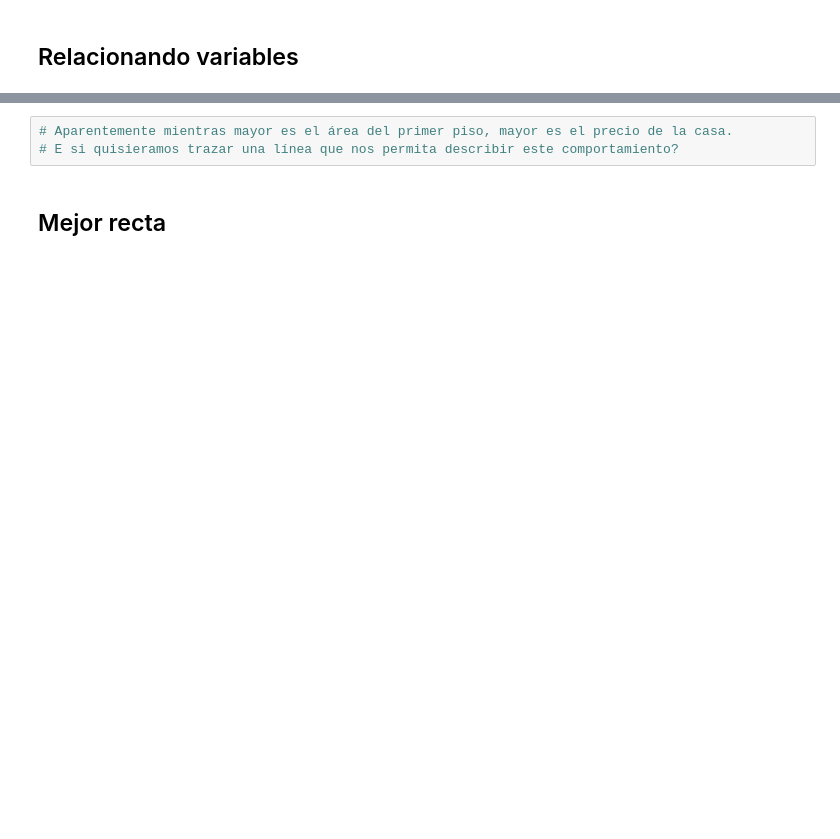
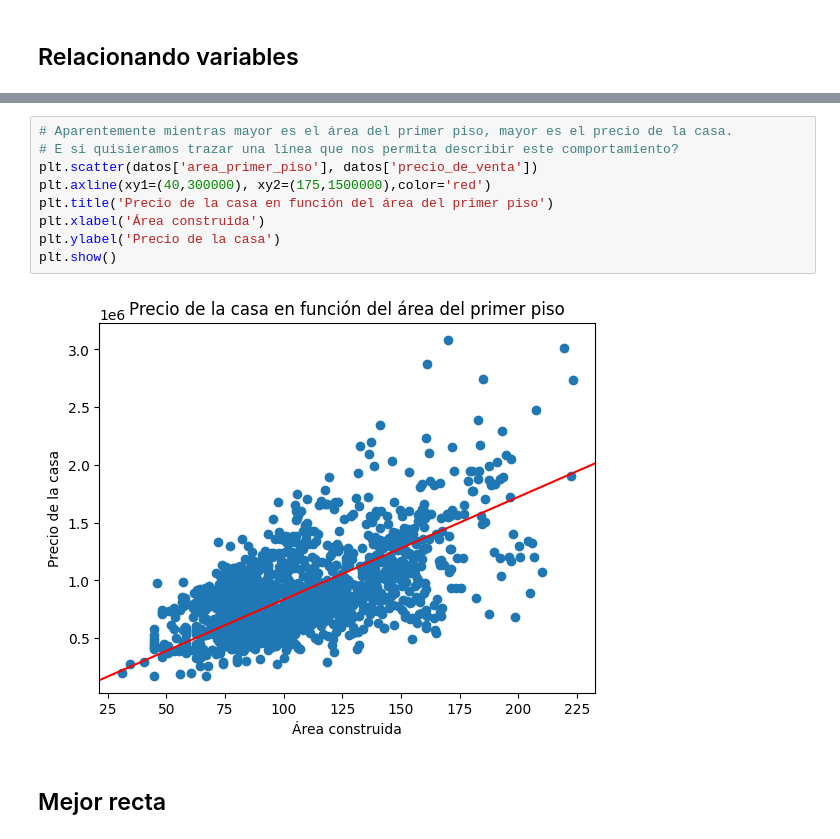
Before and after one commit to cmrondon2000/probando_relaciones_con_regresion_lineal, a Jupyter notebook: precios_de_inmuebles_regresion_lineal.ipynb, the cells around one changed output, grey strips where cells are left out. Drawn from its saved outputs; the diff is of its cells as text; blank space fills up the shorter version.

```diff
--- a/precios_de_inmuebles_regresion_lineal.ipynb
+++ b/precios_de_inmuebles_regresion_lineal.ipynb
@@ -98,6 +138,14 @@ dtype: float64
 # %%
 # Aparentemente mientras mayor es el área del primer piso, mayor es el precio de la casa.
 # E si quisieramos trazar una línea que nos permita describir este comportamiento?
+plt.scatter(datos['area_primer_piso'], datos['precio_de_venta'])
+plt.axline(xy1=(40,300000), xy2=(175,1500000),color='red')
+plt.title('Precio de la casa en función del área del primer piso')
+plt.xlabel('Área construida')
+plt.ylabel('Precio de la casa')
+plt.show()
+# %% [output]
+[figure, added]
 # %% [markdown]
 ## Mejor recta
 # %%
```
Also changed, not shown: parts of 5 cells of this notebook.
